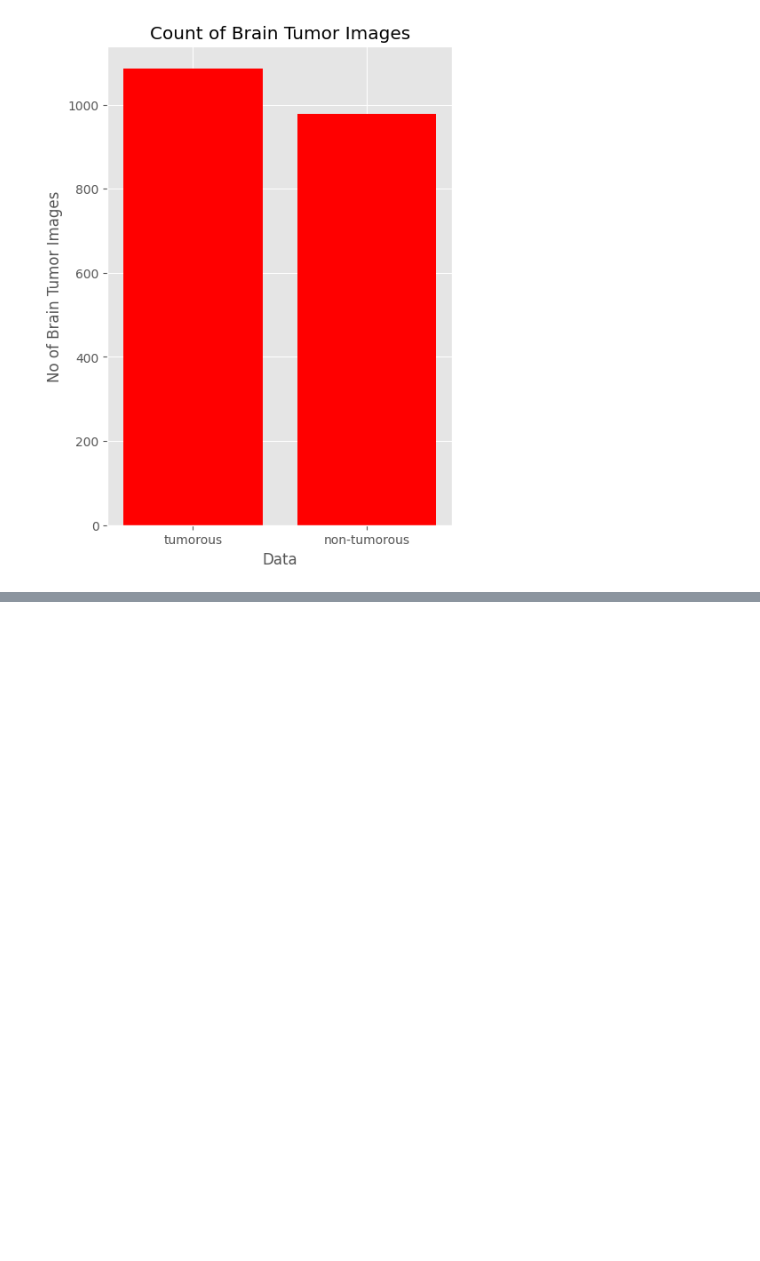
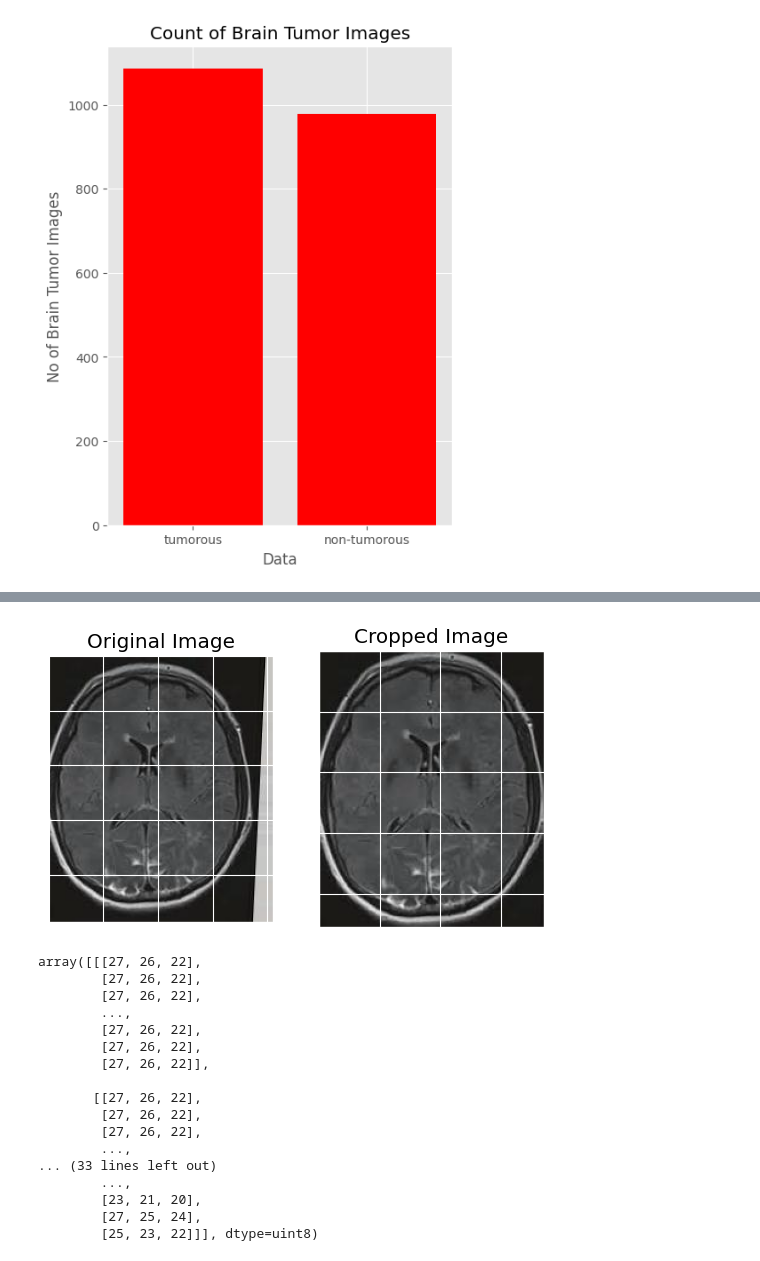
Before and after one commit to NarendarB0152/BrainTumorUsingDL, a Jupyter notebook: BrainTumordetection.ipynb, the cells around one changed output, grey strips where cells are left out. Cells and saved outputs as stored; diff of their text form; code cells hidden in the pictures; blank space fills up the shorter version.

```diff
--- a/BrainTumordetection.ipynb
+++ b/BrainTumordetection.ipynb
@@ -158,0 +223,22 @@ plt.show()
+# %%
+img=cv2.imread("augmented_data/no/aug_N_10_0_2292.jpg")
+crop_brain_tumor(img,plot=True)
+# %% [output]
+[figure, added]
+array([[[27, 26, 22],
+        [27, 26, 22],
+        [27, 26, 22],
+        ...,
+        [27, 26, 22],
+        [27, 26, 22],
+        [27, 26, 22]],
+
+       [[27, 26, 22],
+        [27, 26, 22],
+        [27, 26, 22],
+        ...,
+... (33 lines left out)
+        ...,
+        [23, 21, 20],
+        [27, 25, 24],
+        [25, 23, 22]]], dtype=uint8)
```
Also changed, not shown: parts of 2 cells of this notebook.
